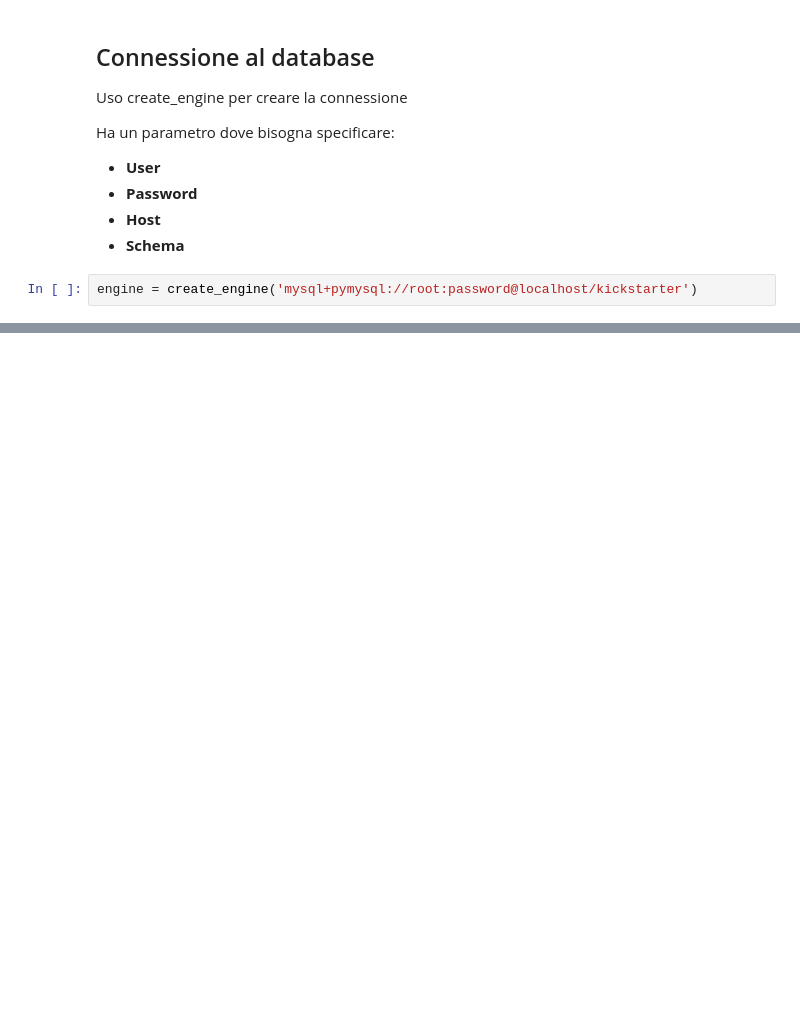
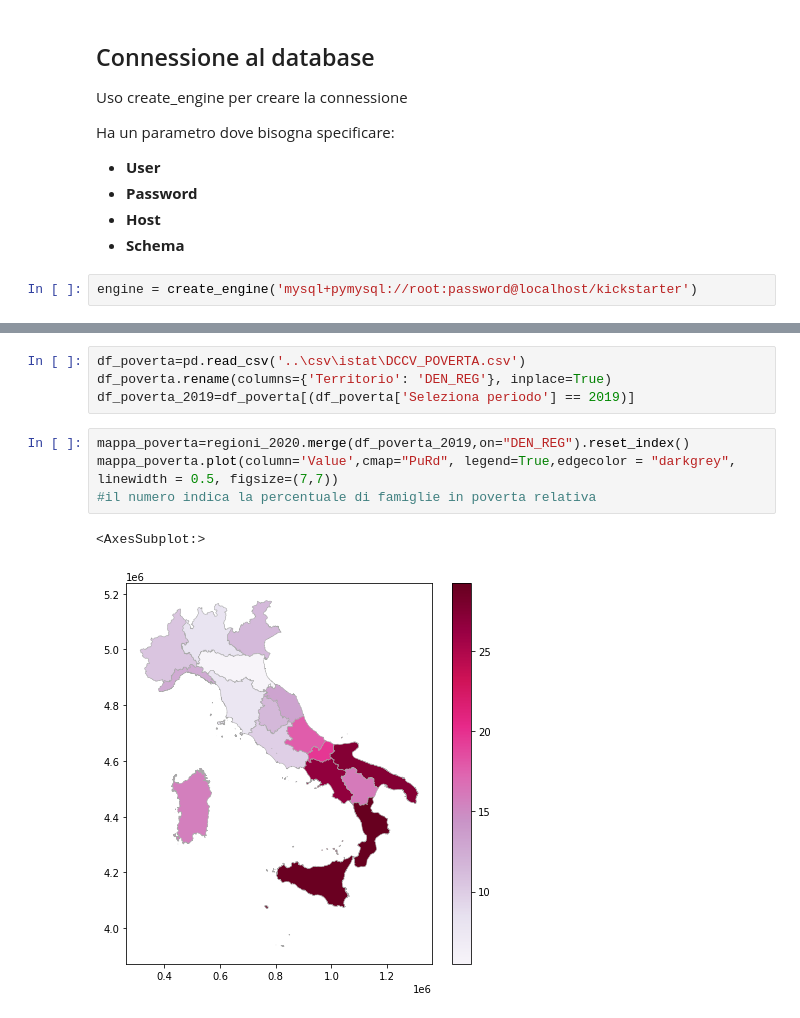
Before and after one commit to AlessandroCapici/Tesi_Triennale, a Jupyter notebook: Analisi dati.ipynb, the cells around one changed output, grey strips where cells are left out. Saved outputs shown, nothing was run; the diff lists cells and outputs as text; blank space fills up the shorter version.

```diff
--- a/Analisi dati.ipynb
+++ b/Analisi dati.ipynb
@@ -34,0 +98,11 @@ plt.imshow(a)
+# %%
+df_poverta=pd.read_csv('..\csv\istat\DCCV_POVERTA.csv')
+df_poverta.rename(columns={'Territorio': 'DEN_REG'}, inplace=True)
+df_poverta_2019=df_poverta[(df_poverta['Seleziona periodo'] == 2019)]
+# %%
+mappa_poverta=regioni_2020.merge(df_poverta_2019,on="DEN_REG").reset_index()
+mappa_poverta.plot(column='Value',cmap="PuRd", legend=True,edgecolor = "darkgrey", linewidth = 0.5, figsize=(7,7))
+#il numero indica la percentuale di famiglie in poverta relativa
+# %% [output]
+<AxesSubplot:>
+[figure, added]
```
Also changed, not shown: parts of 14 cells of this notebook.
